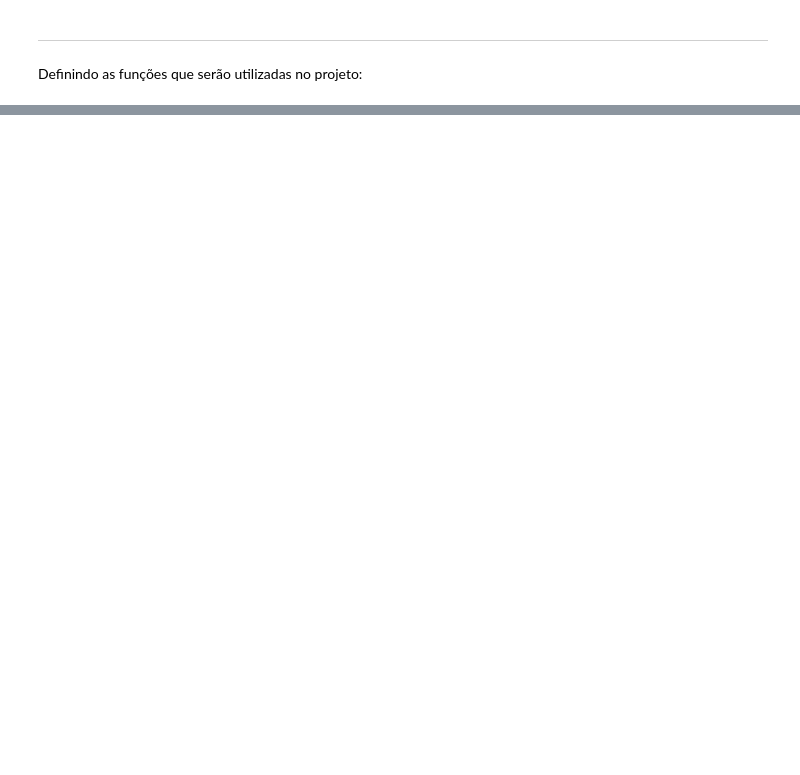
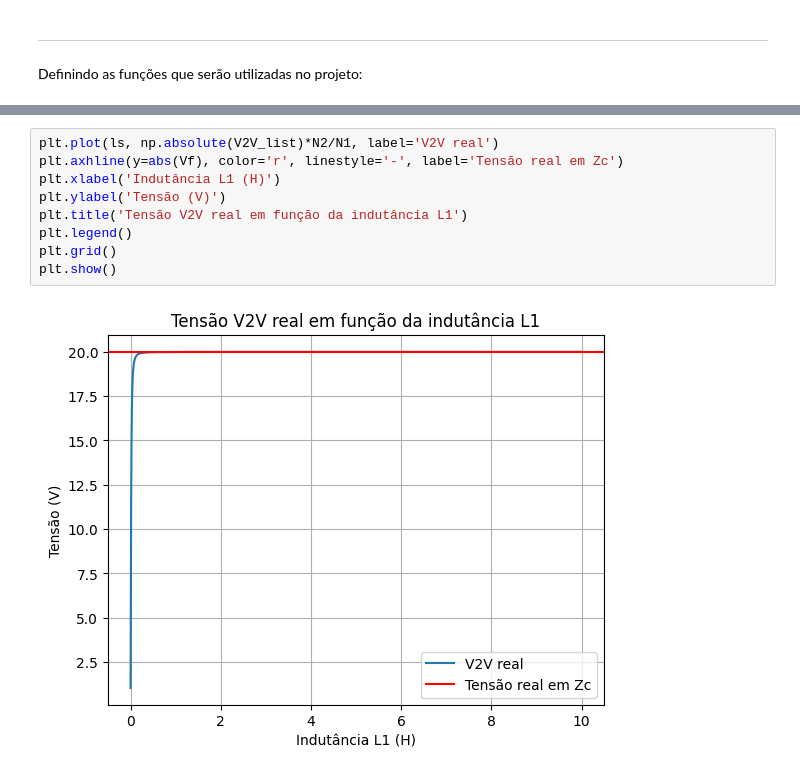
Before and after one commit to Peng1104/EletroMag, a Jupyter notebook: Projeto.ipynb, the cells around one changed output, grey strips where cells are left out. Drawn from its saved outputs; the diff is of its cells as text; blank space fills up the shorter version.

```diff
--- a/Projeto.ipynb
+++ b/Projeto.ipynb
@@ -179,0 +208,11 @@ plt.plot(ls, V2V_list, label='V2V')
+# %%
+plt.plot(ls, np.absolute(V2V_list)*N2/N1, label='V2V real')
+plt.axhline(y=abs(Vf), color='r', linestyle='-', label='Tensão real em Zc')
+plt.xlabel('Indutância L1 (H)')
+plt.ylabel('Tensão (V)')
+plt.title('Tensão V2V real em função da indutância L1')
+plt.legend()
+plt.grid()
+plt.show()
+# %% [output]
+[figure, added]
```
Also changed, not shown: parts of 23 cells of this notebook.
